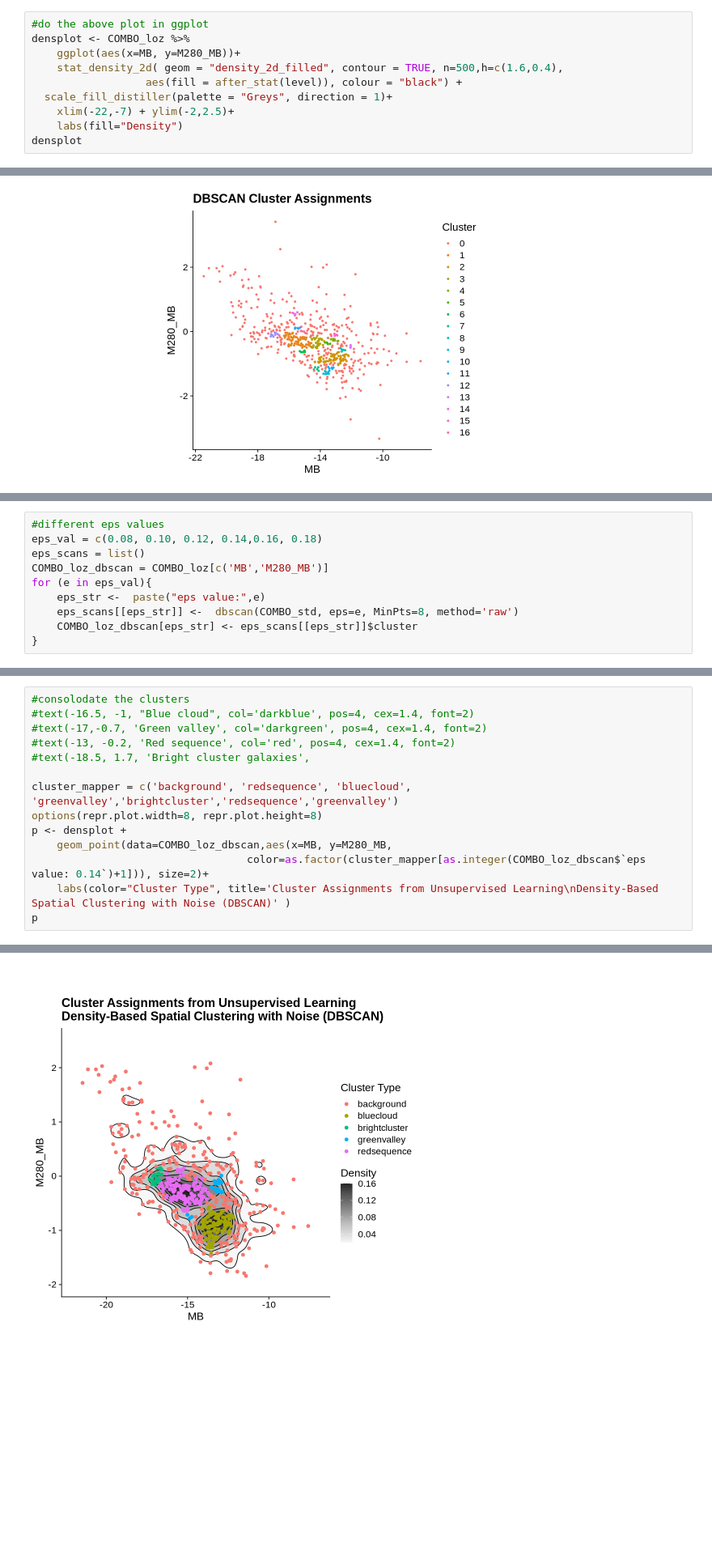
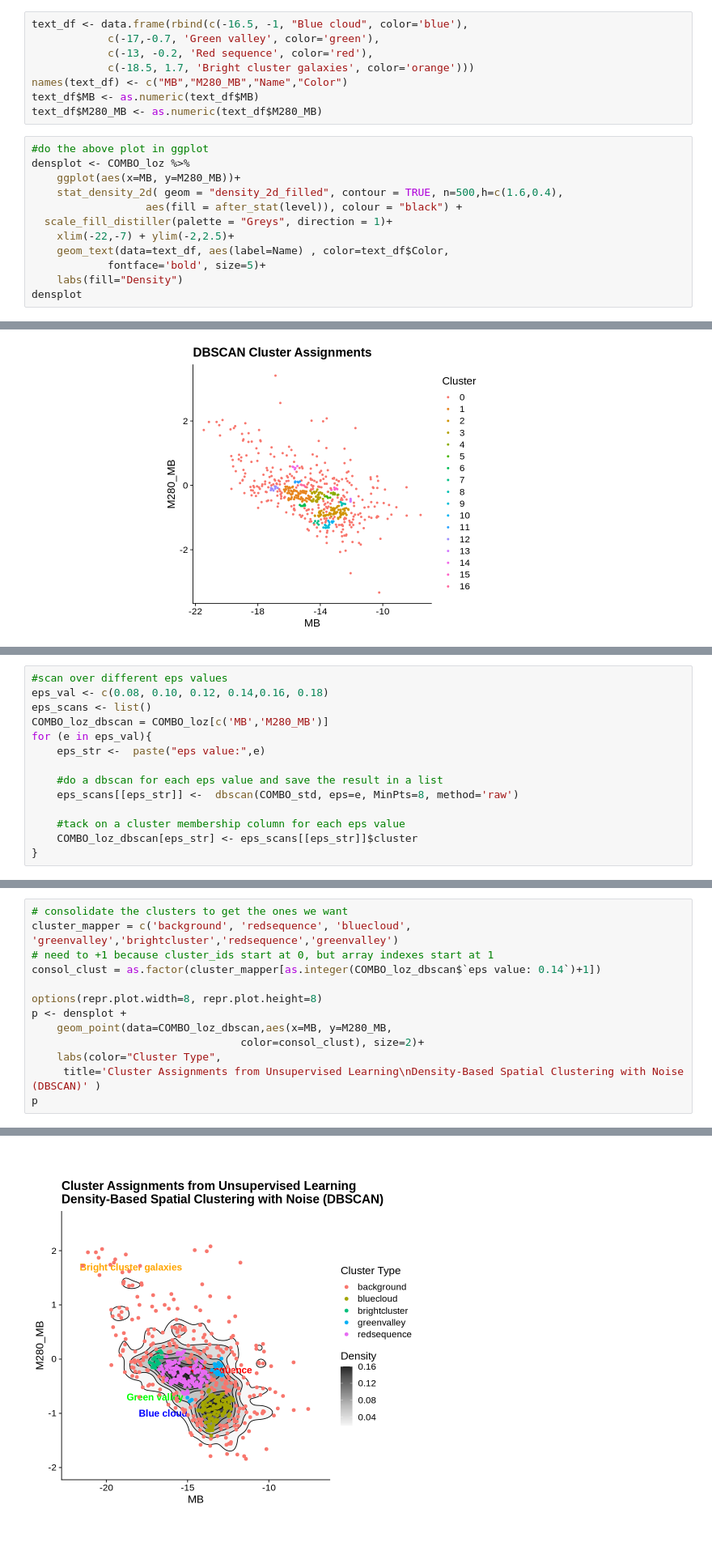
Before and after one commit to focods/hclust, a Jupyter notebook: dbscan.ipynb, the cells around one changed output, grey strips where cells are left out. Shown at 81% size. Saved outputs shown, nothing was run; the diff lists cells and outputs as text; blank space fills up the shorter version.

```diff
--- a/dbscan.ipynb
+++ b/dbscan.ipynb
@@ -79,3 +100,11 @@ text(-18.5, 1.7, 'Bright cluster galaxies', col='deeppink3', pos=4, cex=1.2)
+# %%
+text_df <- data.frame(rbind(c(-16.5, -1, "Blue cloud", color='blue'),
+            c(-17,-0.7, 'Green valley', color='green'),
+            c(-13, -0.2, 'Red sequence', color='red'),
+            c(-18.5, 1.7, 'Bright cluster galaxies', color='orange')))
+names(text_df) <- c("MB","M280_MB","Name","Color")
+text_df$MB <- as.numeric(text_df$MB)
+text_df$M280_MB <- as.numeric(text_df$M280_MB)
 # %%
 #do the above plot in ggplot
 densplot <- COMBO_loz %>%
@@ -84,6 +113,8 @@ densplot <- COMBO_loz %>%
                   aes(fill = after_stat(level)), colour = "black") +
   scale_fill_distiller(palette = "Greys", direction = 1)+
     xlim(-22,-7) + ylim(-2,2.5)+
+    geom_text(data=text_df, aes(label=Name) , color=text_df$Color,
+            fontface='bold', size=5)+
     labs(fill="Density")
 densplot
 # %% [output]
@@ -209,11 +237,15 @@ Warning message:
 # %%
-#different eps values
-eps_val = c(0.08, 0.10, 0.12, 0.14,0.16, 0.18)
-eps_scans = list()
+#scan over different eps values
+eps_val <- c(0.08, 0.10, 0.12, 0.14,0.16, 0.18)
+eps_scans <- list()
 COMBO_loz_dbscan = COMBO_loz[c('MB','M280_MB')]
 for (e in eps_val){
     eps_str <-  paste("eps value:",e)
+
+    #do a dbscan for each eps value and save the result in a list
     eps_scans[[eps_str]] <-  dbscan(COMBO_std, eps=e, MinPts=8, method='raw')
+
+    #tack on a cluster membership column for each eps value
     COMBO_loz_dbscan[eps_str] <- eps_scans[[eps_str]]$cluster
 }
 # %%
@@ -262,15 +303,14 @@ Warning message:
 # %%
-#consolodate the clusters
-#text(-16.5, -1, "Blue cloud", col='darkblue', pos=4, cex=1.4, font=2)
-#text(-17,-0.7, 'Green valley', col='darkgreen', pos=4, cex=1.4, font=2)
-#text(-13, -0.2, 'Red sequence', col='red', pos=4, cex=1.4, font=2)
-#text(-18.5, 1.7, 'Bright cluster galaxies',
+# consolidate the clusters to get the ones we want
+cluster_mapper = c('background', 'redsequence', 'bluecloud', 'greenvalley','brightcluster','redsequence','greenvalley')
+# need to +1 because cluster_ids start at 0, but array indexes start at 1
+consol_clust = as.factor(cluster_mapper[as.integer(COMBO_loz_dbscan$`eps value: 0.14`)+1])
 
-cluster_mapper = c('background', 'redsequence', 'bluecloud', 'greenvalley','brightcluster','redsequence','greenvalley')
 options(repr.plot.width=8, repr.plot.height=8)
 p <- densplot +
     geom_point(data=COMBO_loz_dbscan,aes(x=MB, y=M280_MB,
-                                  color=as.factor(cluster_mapper[as.integer(COMBO_loz_dbscan$`eps value: 0.14`)+1])), size=2)+
-    labs(color="Cluster Type", title='Cluster Assignments from Unsupervised Learning\nDensity-Based Spatial Clustering with Noise (DBSCAN)' )
+                                 color=consol_clust), size=2)+
+    labs(color="Cluster Type",
+     title='Cluster Assignments from Unsupervised Learning\nDensity-Based Spatial Clustering with Noise (DBSCAN)' )
 p
 # %% [output]
@@ -279,5 +317,5 @@ Warning message:
 Warning message:
 “Removed 6 rows containing non-finite values (stat_density2d).”
 Warning message:
 “Removed 6 rows containing missing values (geom_point).”
-[figure, old version]
+[figure, new version]
```
Also changed, not shown: parts of 26 cells of this notebook.
